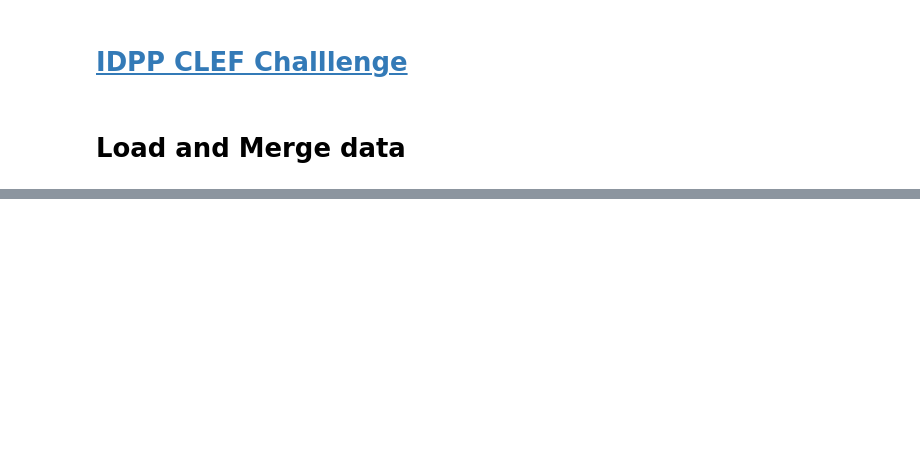
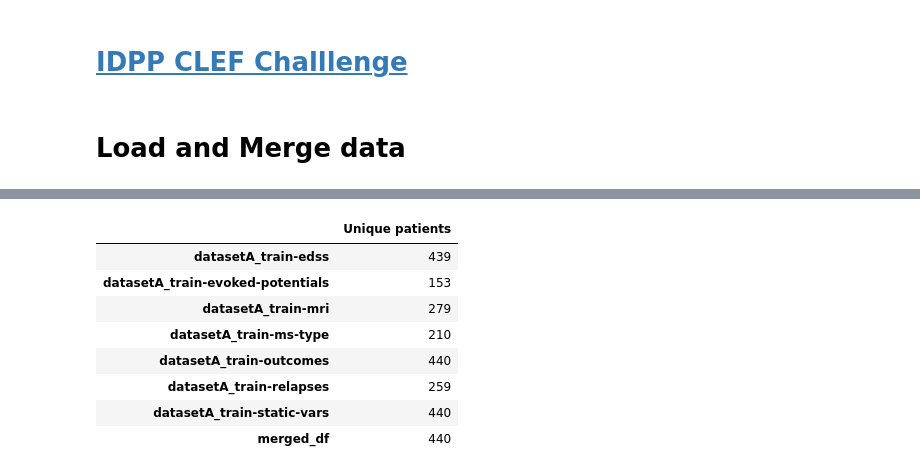
Before and after one commit to Silvador386/IDPP2023, a Jupyter notebook: code/idppclef_data_analysis.ipynb, the cells around one changed output, grey strips where cells are left out. Cells and saved outputs as stored; diff of their text form; code cells hidden in the pictures; blank space fills up the shorter version.

```diff
--- a/code/idppclef_data_analysis.ipynb
+++ b/code/idppclef_data_analysis.ipynb
@@ -145,0 +149,14 @@ KeyError: "None of [Index(['centre'], dtype='object')] are in the [index]"
+# %%
+dfs["merged_df"] = merged_df
+unique_patients = dfs_unique_patients(dfs)
+unique_patients
+# %% [output]
+|  | Unique patients |
+| datasetA_train-edss | 439 |
+| datasetA_train-evoked-potentials | 153 |
+| datasetA_train-mri | 279 |
+| datasetA_train-ms-type | 210 |
+| datasetA_train-outcomes | 440 |
+| datasetA_train-relapses | 259 |
+| datasetA_train-static-vars | 440 |
+| merged_df | 440 |
```
Also changed, not shown: parts of 8 cells of this notebook, 2 other files.
